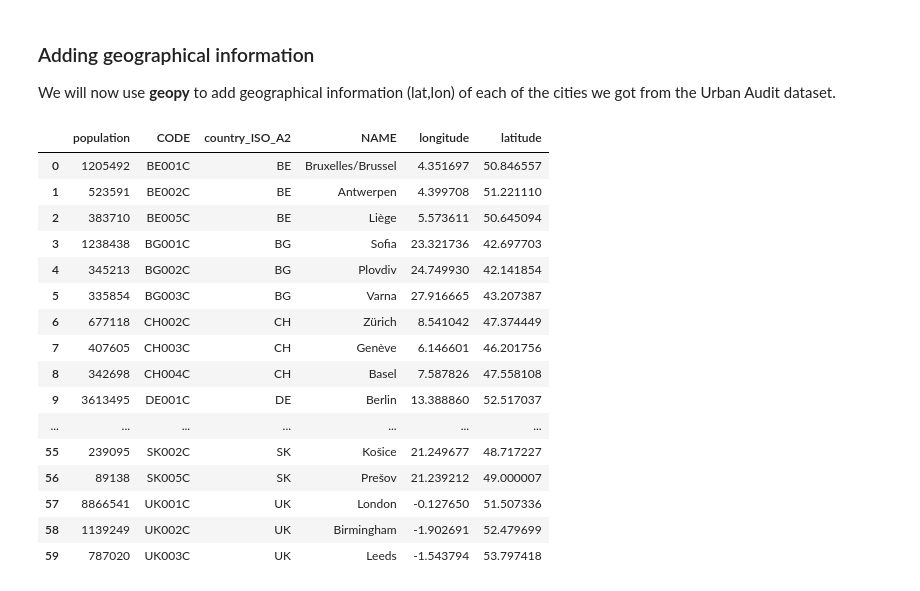
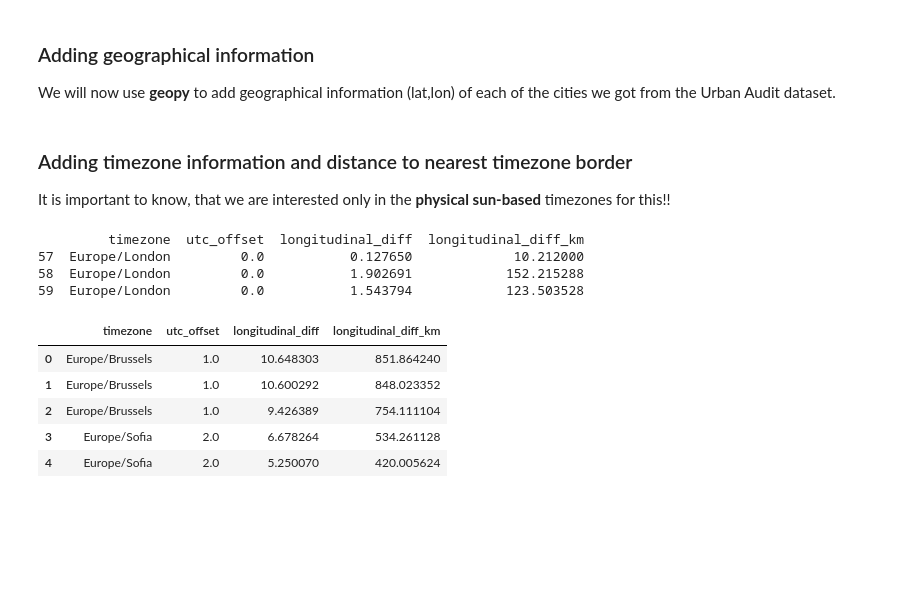
Before and after one commit to pvonderlind/CircadianRythmEU, a Jupyter notebook: circadian_rythm_exploration.ipynb, the cells around one changed output. Cells and saved outputs as stored; diff of their text form; code cells hidden in the pictures; blank space fills up the shorter version.

Commit message:
Add distance to eastern timezone meridian for eu countries.

```diff
--- a/circadian_rythm_exploration.ipynb
+++ b/circadian_rythm_exploration.ipynb
@@ -245,23 +251,58 @@ geo_city_df = top_3_cities_per_country.apply(lambda x: get_geo_location(x), axis
 # %%
 geo_city_df.columns = ['longitude','latitude']
 top_cities_geo = pd.concat([top_3_cities_per_country, geo_city_df], axis=1)
+top_cities_geo = top_cities_geo.dropna()
-# %%
-top_cities_geo
-# %% [output]
-|  | population | CODE | country_ISO_A2 | NAME | longitude | latitude |
-| 0 | 1205492 | BE001C | BE | Bruxelles/Brussel | 4.351697 | 50.846557 |
-| 1 | 523591 | BE002C | BE | Antwerpen | 4.399708 | 51.221110 |
-| 2 | 383710 | BE005C | BE | Liège | 5.573611 | 50.645094 |
-| 3 | 1238438 | BG001C | BG | Sofia | 23.321736 | 42.697703 |
-| 4 | 345213 | BG002C | BG | Plovdiv | 24.749930 | 42.141854 |
-| 5 | 335854 | BG003C | BG | Varna | 27.916665 | 43.207387 |
-| 6 | 677118 | CH002C | CH | Zürich | 8.541042 | 47.374449 |
-| 7 | 407605 | CH003C | CH | Genève | 6.146601 | 46.201756 |
-| 8 | 342698 | CH004C | CH | Basel | 7.587826 | 47.558108 |
-| 9 | 3613495 | DE001C | DE | Berlin | 13.388860 | 52.517037 |
-| ... | ... | ... | ... | ... | ... | ... |
-| 55 | 239095 | SK002C | SK | Košice | 21.249677 | 48.717227 |
-| 56 | 89138 | SK005C | SK | Prešov | 21.239212 | 49.000007 |
-| 57 | 8866541 | UK001C | UK | London | -0.127650 | 51.507336 |
-| 58 | 1139249 | UK002C | UK | Birmingham | -1.902691 | 52.479699 |
-| 59 | 787020 | UK003C | UK | Leeds | -1.543794 | 53.797418 |
+# %% [markdown]
+### Adding timezone information and distance to nearest timezone border
+It is important to know, that we are interested only in the **physical sun-based** timezones for this!!
+# %%
+dt_now = datetime.now()
+
+ADJUST_LOCAL_SUMMERTIME = True
+LONGITUDE_DEGREE_KM_RATIO = 80
+
+def _add_tz_info(x):
+    long = x['longitude']
+    lat = x['latitude']
+    tz_name = tf.timezone_at(lng=long, lat=lat)
+    utc_offset = timezone(tz_name).utcoffset(dt_now, is_dst=True).total_seconds()/60/60
+
+    # Subtract one hour so the timezone of Europe/London is 0 --> All others are fine then too
+    # THis works since we are interested in the sun-based timezones only for this
+    if ADJUST_LOCAL_SUMMERTIME:
+        utc_offset -= 1
+
+    # Get longitudinal meridian values for each timezone --> 15 degrees per tz (360 deg / 24 hours)
+    # We then calculate the distance to it similar to [Trang Vophan et. al 2018]
+    meridian_east = 15 * utc_offset
+    long_diff = meridian_east - long
+    long_diff_km = LONGITUDE_DEGREE_KM_RATIO * long_diff
+
+    return tz_name, utc_offset, long_diff, long_diff_km
+
+def get_timezone_data(top_city_data: pd.DataFrame) -> pd.DataFrame:
+    # Load timezones and offsets
+    tz_geo_info = top_city_data.apply(lambda x: _add_tz_info(x), axis='columns', result_type='expand')
+    tz_geo_info.columns = ['timezone', 'utc_offset', 'longitudinal_diff', 'longitudinal_diff_km']
+
+    # Check if adjustment was correct, if not, maybe look at if summertime is active in you current location
+    london_tz = tz_geo_info[tz_geo_info['timezone'] == 'Europe/London']
+    assert all(london_tz['utc_offset'] == 0)
+
+    return tz_geo_info
+# %%
+tz_geo_data = get_timezone_data(top_cities_geo)
+# %% [output]
+         timezone  utc_offset  longitudinal_diff  longitudinal_diff_km
+57  Europe/London         0.0           0.127650             10.212000
+58  Europe/London         0.0           1.902691            152.215288
+59  Europe/London         0.0           1.543794            123.503528
+# %%
+tz_geo_data.head()
+# %% [output]
+|  | timezone | utc_offset | longitudinal_diff | longitudinal_diff_km |
+| 0 | Europe/Brussels | 1.0 | 10.648303 | 851.864240 |
+| 1 | Europe/Brussels | 1.0 | 10.600292 | 848.023352 |
+| 2 | Europe/Brussels | 1.0 | 9.426389 | 754.111104 |
+| 3 | Europe/Sofia | 2.0 | 6.678264 | 534.261128 |
+| 4 | Europe/Sofia | 2.0 | 5.250070 | 420.005624 |
```
Also changed, not shown: parts of 2 cells of this notebook.
